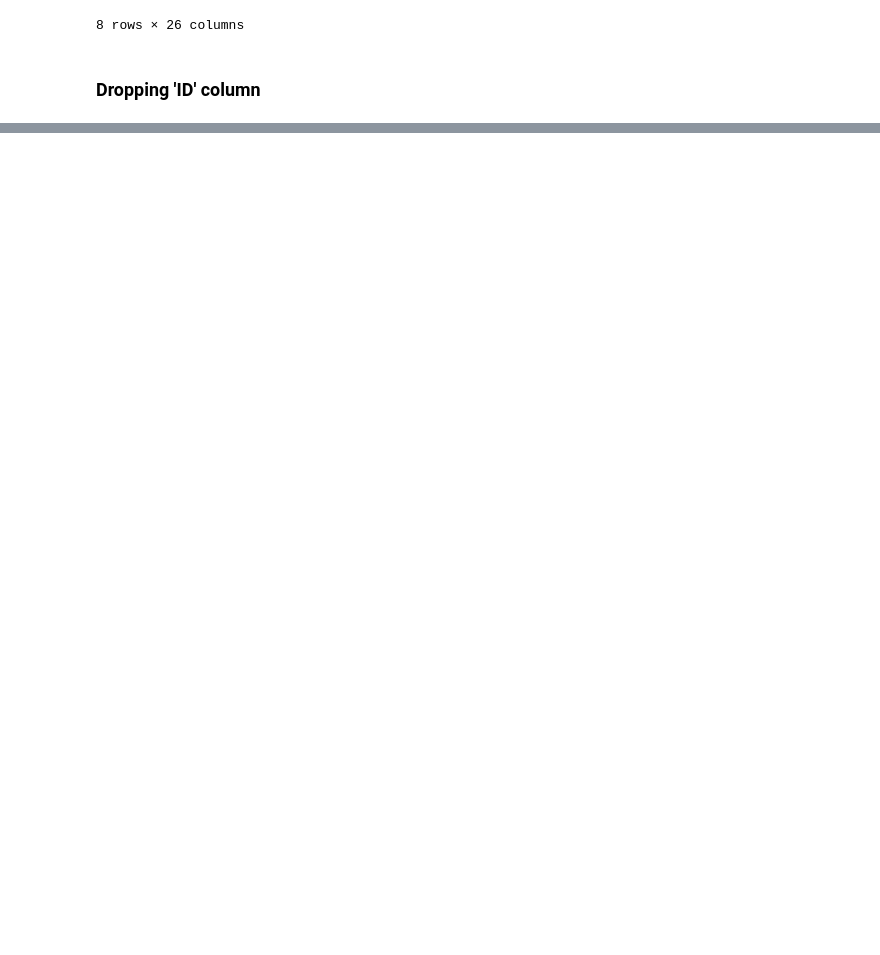
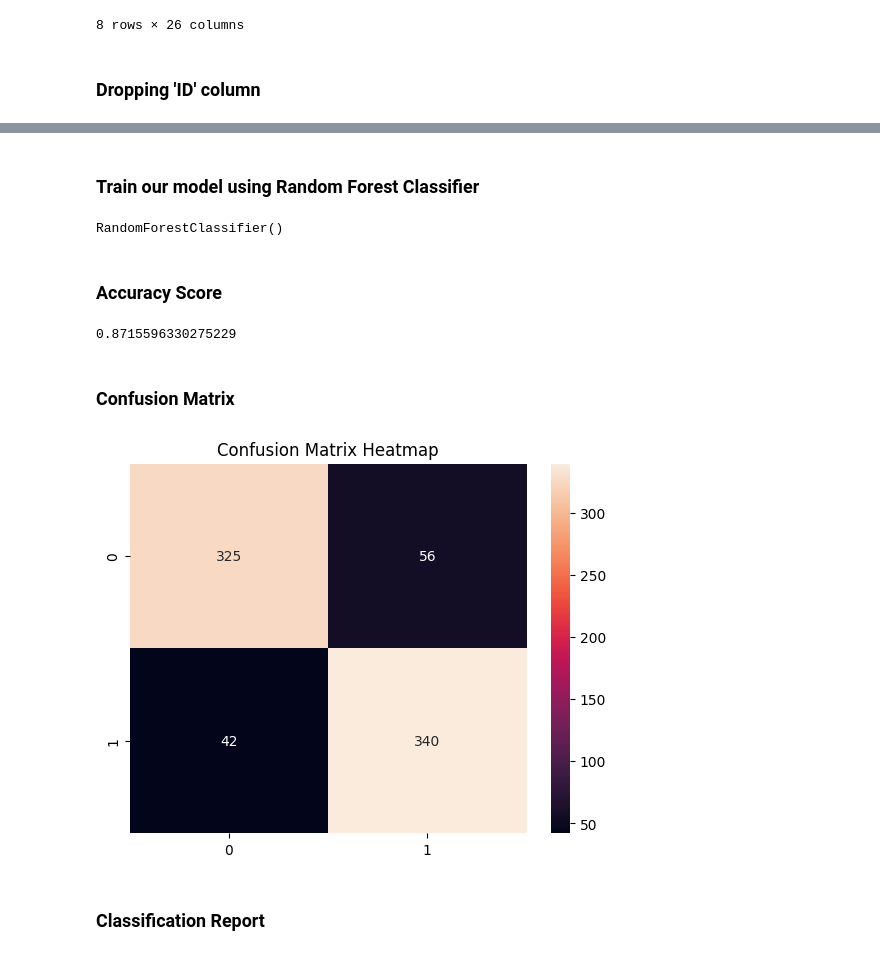
Before and after one commit to vikaschauhan734/customer_personality_analysis, a Jupyter notebook: notebook.ipynb, the cells around one changed output, grey strips where cells are left out. Saved outputs shown, nothing was run; the diff lists cells and outputs as text; code cells hidden in the pictures; blank space fills up the shorter version.

```diff
--- a/notebook.ipynb
+++ b/notebook.ipynb
@@ -119,0 +344,3 @@ df.drop('ID',axis=1,inplace=True)
+# %%
+y = df1['Response']
+y
@@ -119,0 +371,7 @@ df.drop('ID',axis=1,inplace=True)
+# %%
+from imblearn.over_sampling import SMOTE
+
+smote = SMOTE(random_state=21)
+
+X_balanced, y_balanced = smote.fit_resample(X, y)
+y_balanced.value_counts()
@@ -119,0 +385,4 @@ df.drop('ID',axis=1,inplace=True)
+# %%
+from sklearn.model_selection import train_test_split
+
+X_train, X_test, y_train, y_test = train_test_split(X_balanced, y_balanced, test_size=0.2, random_state=21, stratify=y_balanced)
@@ -119,0 +396,30 @@ df.drop('ID',axis=1,inplace=True)
+# %% [markdown]
+### Train our model using Random Forest Classifier
+# %%
+from sklearn.ensemble import RandomForestClassifier
+
+forest = RandomForestClassifier()
+forest.fit(X_train, y_train)
+# %% [output]
+RandomForestClassifier()
+# %% [markdown]
+### Accuracy Score
+# %%
+forest.score(X_test, y_test)
+# %% [output]
+0.8715596330275229
+# %% [markdown]
+### Confusion Matrix
+# %%
+from sklearn.metrics import confusion_matrix, classification_report
+
+y_pred = forest.predict(X_test)
+
+cm = confusion_matrix(y_test, y_pred)
+sns.heatmap(cm, annot=True, fmt=".0f")
+plt.title("Confusion Matrix Heatmap")
+plt.show()
+# %% [output]
+[figure, added]
+# %% [markdown]
+### Classification Report
```
Also changed, not shown: parts of 48 cells of this notebook.
